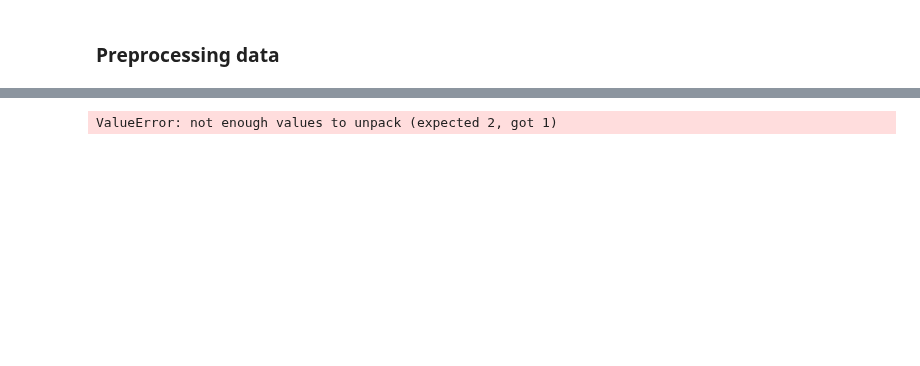
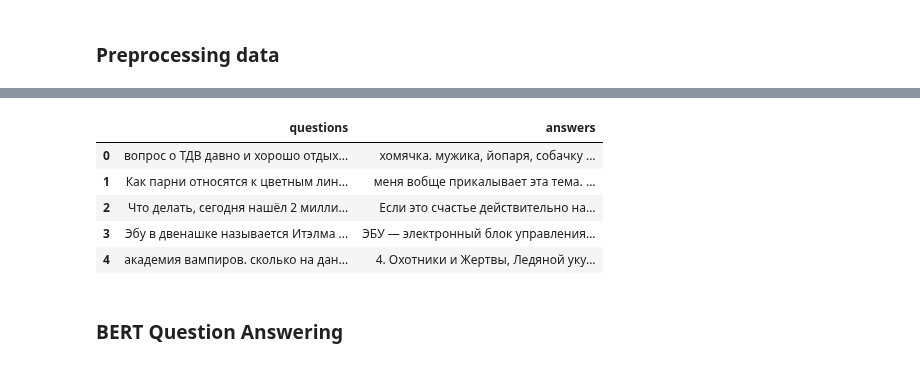
Before and after one commit to Miillya/Geekbrains, a Jupyter notebook: Introduction_to_NLP/course_project/seq2seq.ipynb, the cells around one changed output, grey strips where cells are left out. Saved outputs shown, nothing was run; the diff lists cells and outputs as text; code cells hidden in the pictures; blank space fills up the shorter version.

```diff
--- a/Introduction_to_NLP/course_project/seq2seq.ipynb
+++ b/Introduction_to_NLP/course_project/seq2seq.ipynb
@@ -155,0 +71,4 @@ results2
+# %%
+NUM_EXAMPLES = 500000
+text = preprocess_text(str(lines[:NUM_EXAMPLES]))
+print(text[:1000])
@@ -156,16 +94,17 @@ results2
 # %%
 def split_by_sentence(sent):
-    sent = text.split('\n---\n')[1:]
+    sent = text.split('\nQUESTION\n')[1:]
 
-    inp = []
-    tar = []
+    question = []
+    answer = []
 
     for se in sent:
         se = se.split('\n')
-        inp.append(se[0].strip())
-        tar.append(' '.join([f'<start> {s}<stop>' for s in se[1:]]))
+        question.append(se[0].strip())
+#         answer.append(' '.join([f'<start_answers> {s}<stop_answers>' for s in se[1:]]))
+        answer.append(' '.join([f' {s}' for s in se[1:]]))
 
-    return inp, tar
+    return question, answer
 # %%
-inp, tar = split_by_sentence(text)
-inp[0], tar[0]
+question, answer = split_by_sentence(text)
+question[0], answer[0]
@@ -247,6 +114,13 @@ word_pairs
-# %%
-en, ru = create_dataset(DRAFT_DATASET_PATH, None)
-print(en[-1])
-print(ru[-1])
-# %% [output]
-ValueError: not enough values to unpack (expected 2, got 1)
+# %%
+df = pd.DataFrame({'questions':question, 'answers':answer})
+# %%
+df.head()
+# %% [output]
+|  | questions | answers |
+| 0 | вопрос о ТДВ давно и хорошо отдых... | хомячка. мужика, йопаря, собачку ... |
+| 1 | Как парни относятся к цветным лин... | меня вобще прикалывает эта тема. ... |
+| 2 | Что делать, сегодня нашёл 2 милли... | Если это счастье действительно на... |
+| 3 | Эбу в двенашке называется Итэлма ... | ЭБУ — электронный блок управления... |
+| 4 | академия вампиров. сколько на дан... | 4. Охотники и Жертвы, Ледяной уку... |
+# %% [markdown]
+### BERT Question Answering
```
Also changed, not shown: parts of 32 cells of this notebook.
